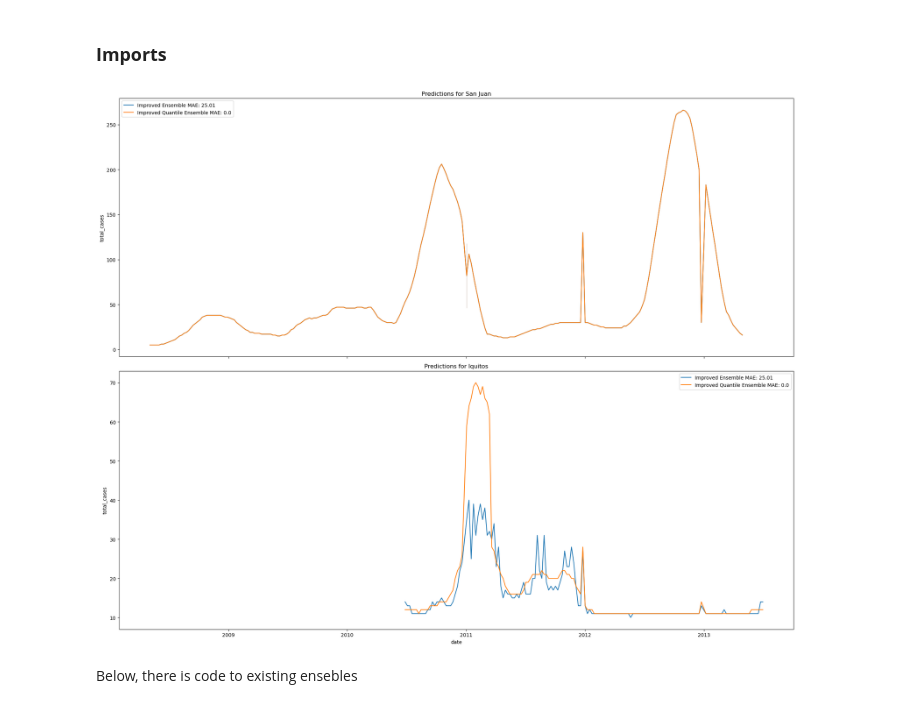
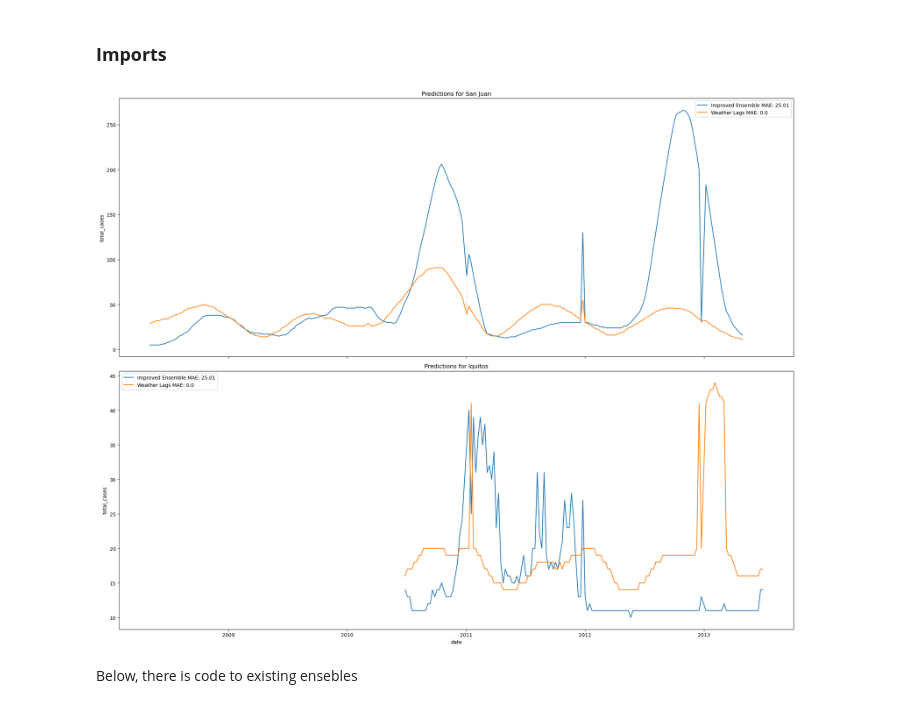
Before and after one commit to GasparSekula/PredictingDiseaseSpread, a Jupyter notebook: notebooks/MODEL_comparison.ipynb, the cells around one changed output. Cells and saved outputs as stored; diff of their text form; code cells hidden in the pictures.

Commit message:
mean of improved and weather lags

```diff
--- a/notebooks/MODEL_comparison.ipynb
+++ b/notebooks/MODEL_comparison.ipynb
@@ -36,6 +36,7 @@ lastweek_proph_arima_mean_roll_3_mean = pd.read_csv('../data/predictions/ensembl
 predicted_as_last_value_for_week_roll_3_df = pd.read_csv('../data/predictions/ensemble/predicted_as_last_value_for_week_roll_3.csv')
 improved = pd.read_csv('../data/predictions/ensemble/improved.csv')
 improved_quantile = pd.read_csv('../data/predictions/ensemble/improved_quantile_iq.csv')
+weather_lags = pd.read_csv('../data/predictions/weather_lags_gs.csv')
 # %%
 def plot_predictions(*predictions):
     """
@@ -66,23 +67,24 @@ def plot_predictions(*predictions):
 # %%
 plot_predictions(
     # (prophet_mean, 27.10, 'Prophet Mean'),
     # (arima, 26.37, 'ARIMA'),
     # (prev_iter_rf, 26.75, 'Prev Iter RF'),
     # (as_mean, 26.24, 'AS Mean'),
     # (ensemble_prophet_arima, 25.88, 'Ensemble Prophet ARIMA'),
     # (maximum_df, 27.51, 'Maximum'),
     # (max_for_sj_mean_for_iq, 0.0, 'Max for SJ Mean for IQ'),
     # (proph_arima_mean_roll_3, 25.62, 'P, AMean Roll 3'),
     # (as_mean_roll_3, 0.0, 'AS Mean Roll 3'),
     # (predicted_as_last_value_for_week_df, 0.0, 'Predicted AS Last Value for Week'),
     # (lastweek_proph_arima_mean_roll_3_mean, 0.0, 'Lastweek P, AMean Roll 3 Mean'),
     # (predicted_as_last_value_for_week_roll_3_df, 28.29, 'Predicted AS Last Value for Week Roll 3'),
     (improved, 25.01, 'Improved Ensemble'),
-    (improved_quantile, 0.0, 'Improved Quantile Ensemble'),
+    # (improved_quantile, 0.0, 'Improved Quantile Ensemble'),
+    (weather_lags, 0.0, 'Weather Lags'),
 
 )
 # %% [output]
-[figure, old version]
+[figure, new version]
 # %% [markdown]
 Below, there is code to existing ensebles
 # %%
```
Also changed, not shown: parts of 2 cells of this notebook, 3 other files.
